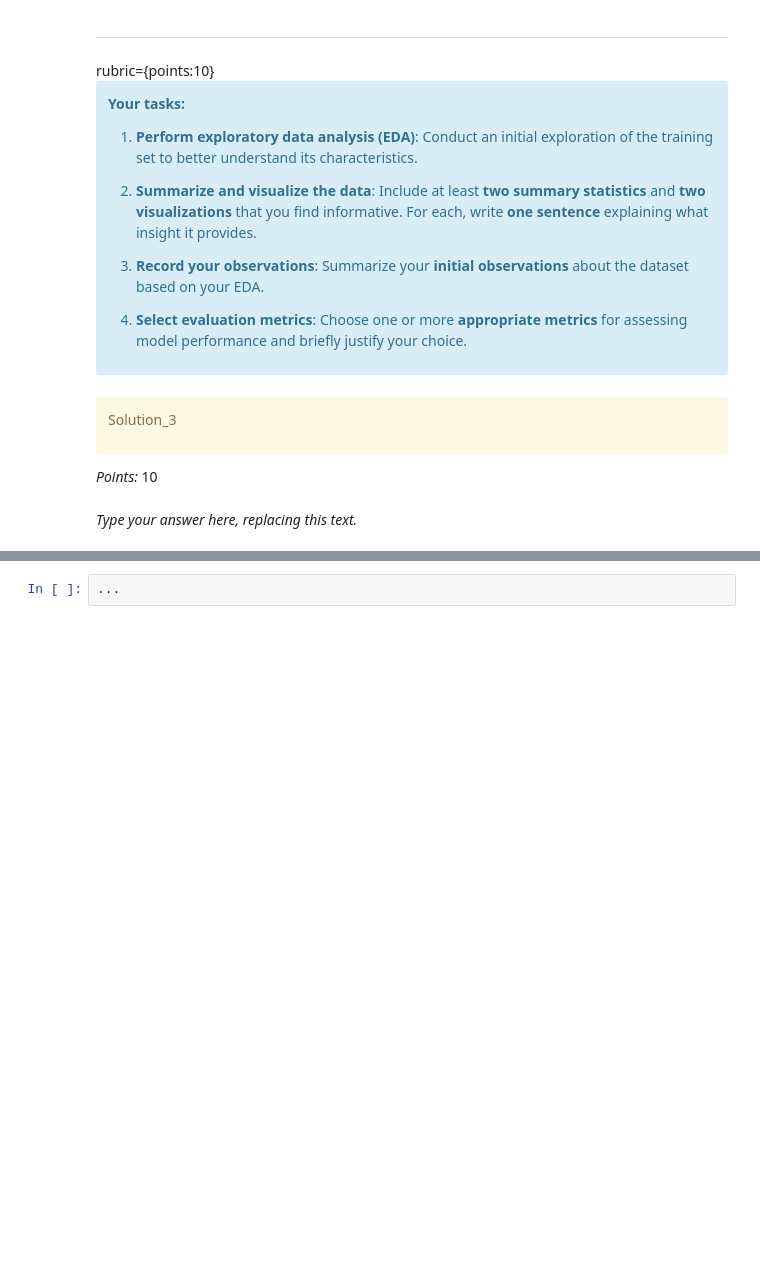
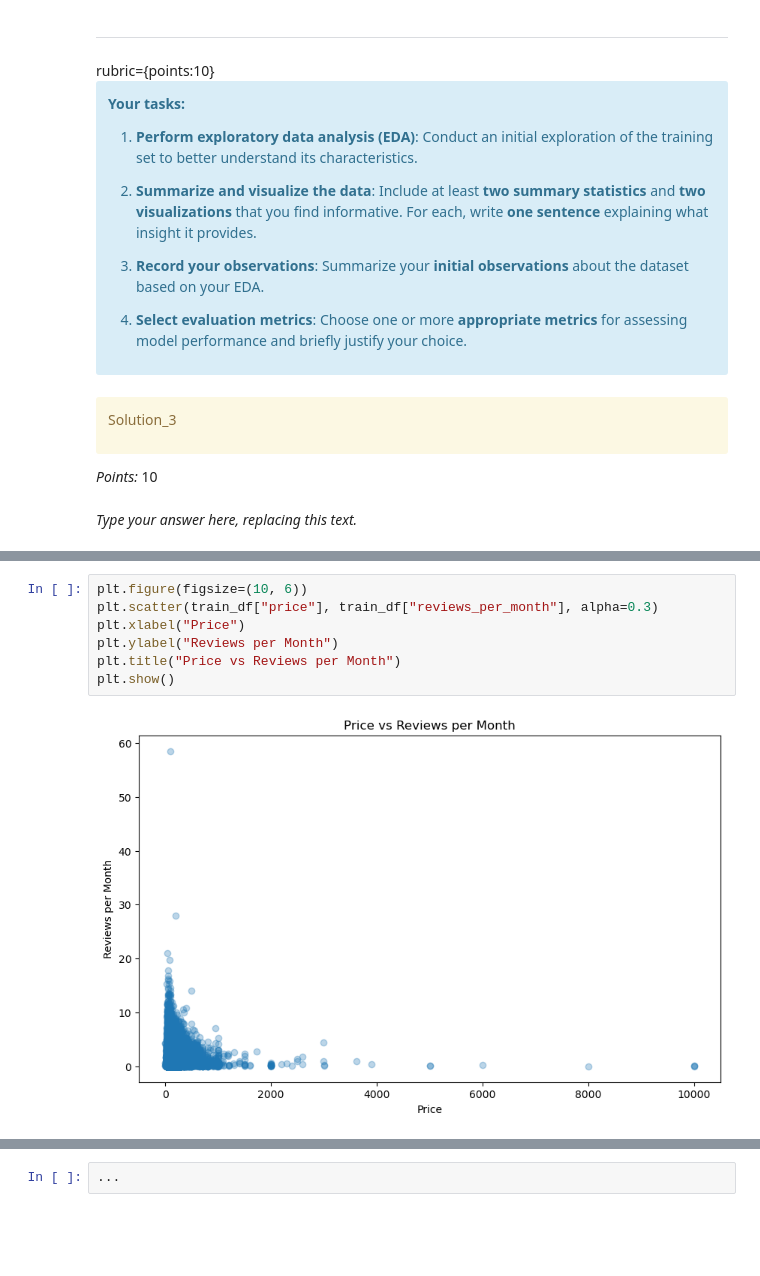
Before and after one commit to ansonnchan/cpsc-330, a Jupyter notebook: homeworks/HW5/hw5.ipynb, the cells around one changed output, grey strips where cells are left out. Saved outputs shown, nothing was run; the diff lists cells and outputs as text; blank space fills up the shorter version.

```diff
--- a/homeworks/HW5/hw5.ipynb
+++ b/homeworks/HW5/hw5.ipynb
@@ -188,0 +244,9 @@ _Type your answer here, replacing this text._
+# %%
+plt.figure(figsize=(10, 6))
+plt.scatter(train_df["price"], train_df["reviews_per_month"], alpha=0.3)
+plt.xlabel("Price")
+plt.ylabel("Reviews per Month")
+plt.title("Price vs Reviews per Month")
+plt.show()
+# %% [output]
+[figure, added]
```
Also changed, not shown: parts of 23 cells of this notebook, 1 other file.
